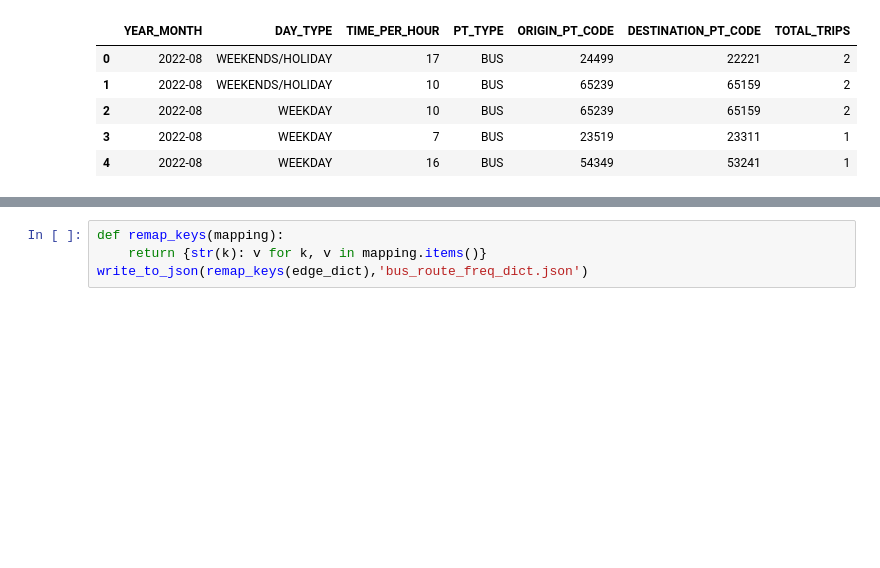
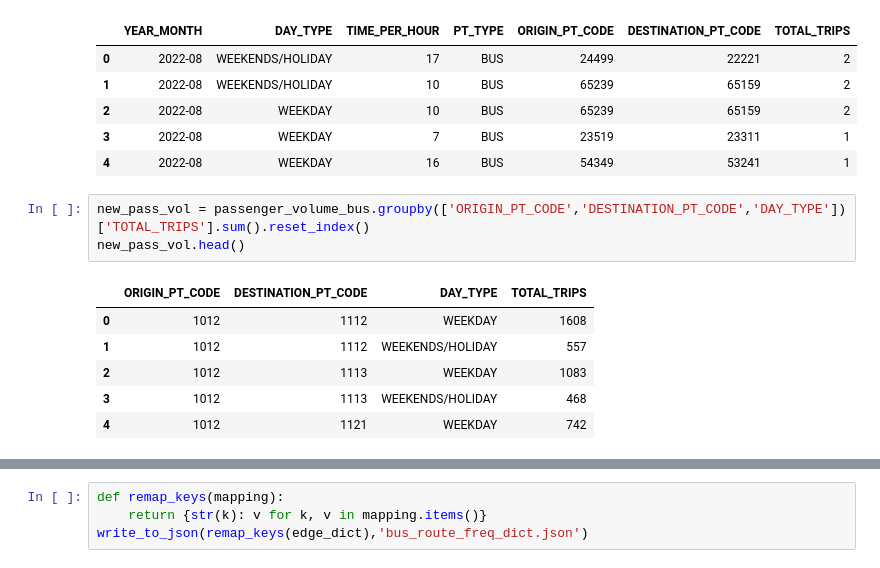
Before and after one commit to kiranbodipati/urban_planning_system, a Jupyter notebook: source-code-kaggle.ipynb, the cells around one changed output, grey strips where cells are left out. Cells and saved outputs as stored; diff of their text form; blank space fills up the shorter version.

```diff
--- a/source-code-kaggle.ipynb
+++ b/source-code-kaggle.ipynb
@@ -448,6 +453,16 @@ passenger_volume_bus.head()
 | 2 | 2022-08 | WEEKDAY | 10 | BUS | 65239 | 65159 | 2 |
 | 3 | 2022-08 | WEEKDAY | 7 | BUS | 23519 | 23311 | 1 |
 | 4 | 2022-08 | WEEKDAY | 16 | BUS | 54349 | 53241 | 1 |
+# %%
+new_pass_vol = passenger_volume_bus.groupby(['ORIGIN_PT_CODE','DESTINATION_PT_CODE','DAY_TYPE'])['TOTAL_TRIPS'].sum().reset_index()
+new_pass_vol.head()
+# %% [output]
+|  | ORIGIN_PT_CODE | DESTINATION_PT_CODE | DAY_TYPE | TOTAL_TRIPS |
+| 0 | 1012 | 1112 | WEEKDAY | 1608 |
+| 1 | 1012 | 1112 | WEEKENDS/HOLIDAY | 557 |
+| 2 | 1012 | 1113 | WEEKDAY | 1083 |
+| 3 | 1012 | 1113 | WEEKENDS/HOLIDAY | 468 |
+| 4 | 1012 | 1121 | WEEKDAY | 742 |
 # %%
 %%time
 def weight_fn(source,target,edge):
```
Also changed, not shown: parts of 12 cells of this notebook, 3 other files.
